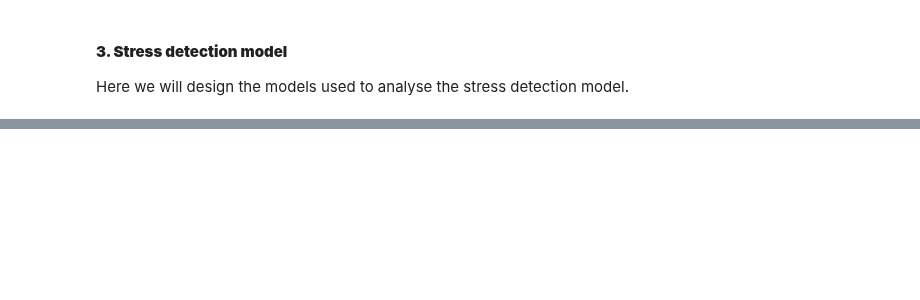
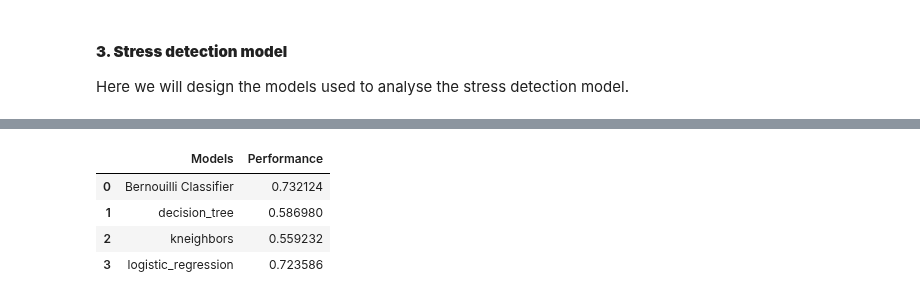
Before and after one commit to franck225-coder/Machine-Learning-project-series, a Jupyter notebook: stress detection/stress_dection.ipynb, the cells around one changed output, grey strips where cells are left out. Drawn from its saved outputs; the diff is of its cells as text; code cells hidden in the pictures; blank space fills up the shorter version.

Commit message:
added models

```diff
--- a/stress detection/stress_dection.ipynb
+++ b/stress detection/stress_dection.ipynb
@@ -179,0 +188,30 @@ xtrain, xtest, ytrain, ytest = train_test_split(X, y, test_size = 0.33, random_s
+# %%
+# initiatialize models
+bernouilli_model = BernoulliNB()
+decision_tree_model = DecisionTreeClassifier()
+kneighbors_model = KNeighborsClassifier()
+logistic_regression_model = LogisticRegression()
+
+# fitting models
+bernouilli_fit = bernouilli_model.fit(xtrain, ytrain)
+decision_tree_fit = decision_tree_model.fit(xtrain, ytrain)
+kneighbors_fit = kneighbors_model.fit(xtrain, ytrain)
+logistic_regression_fit = logistic_regression_model.fit(xtrain, ytrain)
+
+model_performance = {
+
+                    "Models " : ['Bernouilli Classifier', 'decision_tree', 'kneighbors', 'logistic_regression'],
+                    "Performance " : [bernouilli_fit.score(xtest, ytest), decision_tree_fit.score(xtest, ytest), kneighbors_fit.score(xtest, ytest),
+                                      logistic_regression_fit.score(xtest, ytest)]
+
+                    }
+
+models_df = pd.DataFrame(model_performance)
+# models_df.sort_values(by=['Models'])
+models_df
+# %% [output]
+|  | Models | Performance |
+| 0 | Bernouilli Classifier | 0.732124 |
+| 1 | decision_tree | 0.586980 |
+| 2 | kneighbors | 0.559232 |
+| 3 | logistic_regression | 0.723586 |
```
Also changed, not shown: parts of 3 cells of this notebook.
